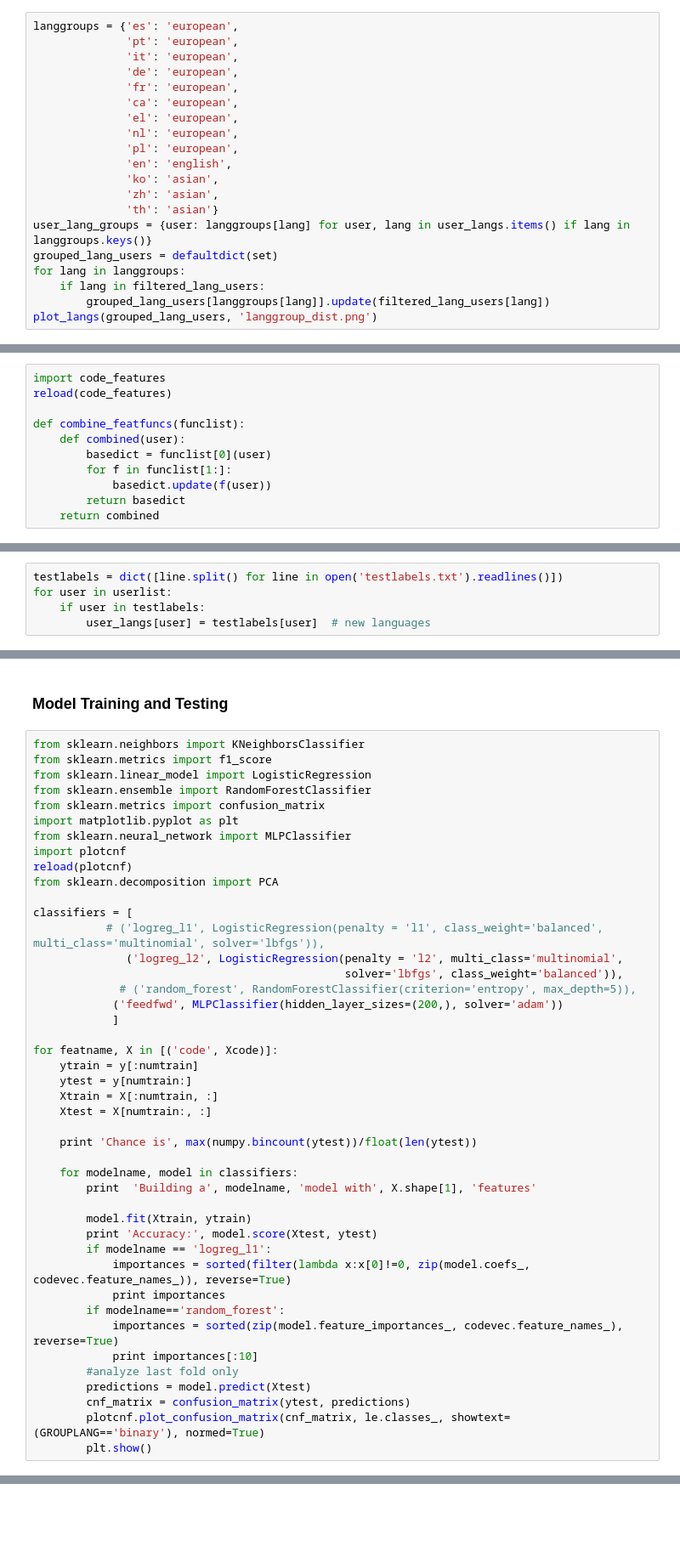
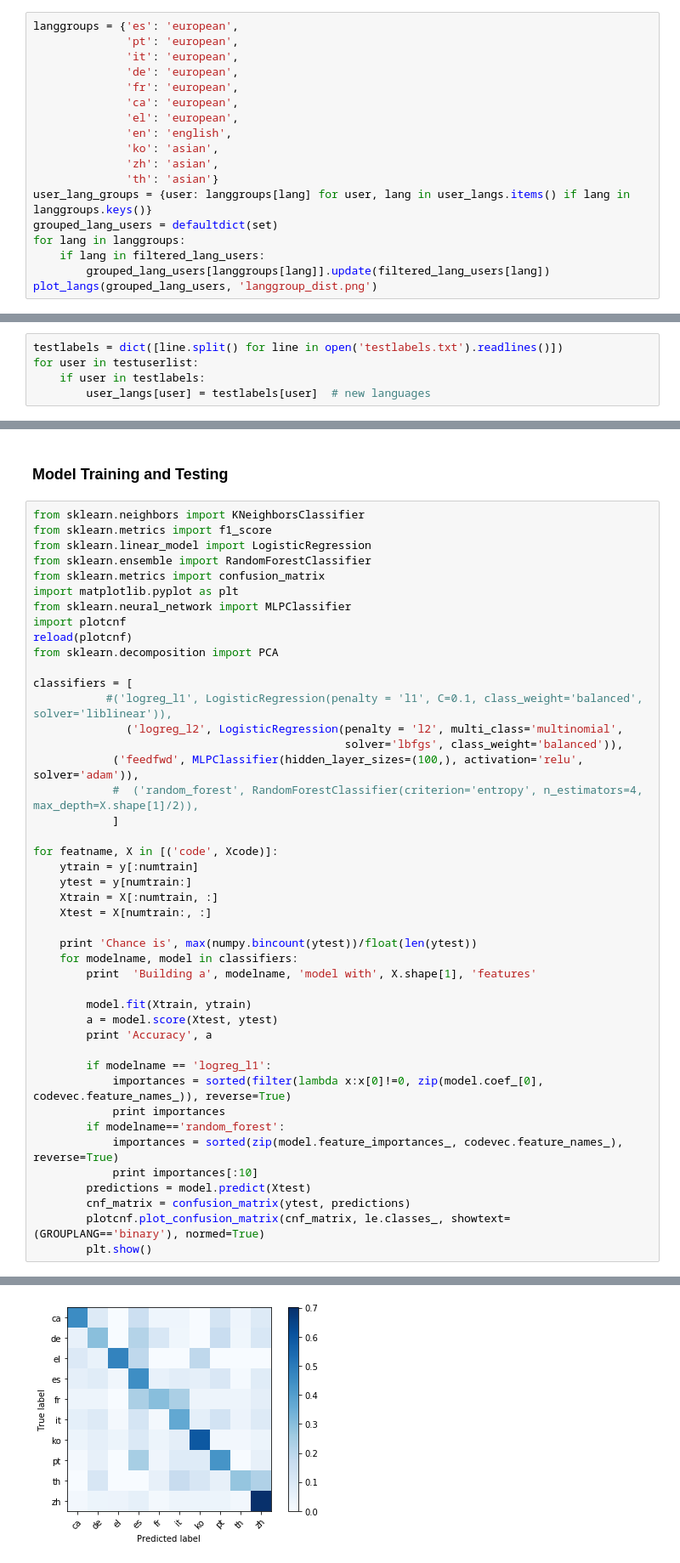
Before and after one commit to sravanareddy/appinventor, a Jupyter notebook: CodeLangClassify.ipynb, the cells around one changed output, grey strips where cells are left out. Shown at 85% size. Saved outputs shown, nothing was run; the diff lists cells and outputs as text; blank space fills up the shorter version.

```diff
--- a/CodeLangClassify.ipynb
+++ b/CodeLangClassify.ipynb
@@ -126,8 +126,6 @@ langgroups = {'es': 'european',
               'fr': 'european',
               'ca': 'european',
               'el': 'european',
-              'nl': 'european',
-              'pl': 'european',
               'en': 'english',
               'ko': 'asian',
               'zh': 'asian',
@@ -170,17 +168,6 @@ plt.show()
 [figure]
 # %% [markdown]
 ## 2. Featurize (Code)
-# %%
-import code_features
-reload(code_features)
-
-def combine_featfuncs(funclist):
-    def combined(user):
-        basedict = funclist[0](user)
-        for f in funclist[1:]:
-            basedict.update(f(user))
-        return basedict
-    return combined
 # %% [markdown]
 #### Static Train-Test Split
 # %%
@@ -189,7 +176,7 @@ trainuserlist, testuserlist = ujson.load(open('traintest.json'))
 #### Load Manual Annotations
 # %%
 testlabels = dict([line.split() for line in open('testlabels.txt').readlines()])
-for user in userlist:
+for user in testuserlist:
     if user in testlabels:
         user_langs[user] = testlabels[user]  # new languages
 # %% [markdown]
@@ -258,11 +255,11 @@ reload(plotcnf)
 from sklearn.decomposition import PCA
 
 classifiers = [
-           # ('logreg_l1', LogisticRegression(penalty = 'l1', class_weight='balanced', multi_class='multinomial', solver='lbfgs')),
+           #('logreg_l1', LogisticRegression(penalty = 'l1', C=0.1, class_weight='balanced', solver='liblinear')),
               ('logreg_l2', LogisticRegression(penalty = 'l2', multi_class='multinomial',
                                                solver='lbfgs', class_weight='balanced')),
-             # ('random_forest', RandomForestClassifier(criterion='entropy', max_depth=5)),
-            ('feedfwd', MLPClassifier(hidden_layer_sizes=(200,), solver='adam'))
+            ('feedfwd', MLPClassifier(hidden_layer_sizes=(100,), activation='relu', solver='adam')),
+            #  ('random_forest', RandomForestClassifier(criterion='entropy', n_estimators=4, max_depth=X.shape[1]/2)),
             ]
 
 for featname, X in [('code', Xcode)]:
@@ -272,19 +269,19 @@ for featname, X in [('code', Xcode)]:
     Xtest = X[numtrain:, :]
 
     print 'Chance is', max(numpy.bincount(ytest))/float(len(ytest))
-
     for modelname, model in classifiers:
         print  'Building a', modelname, 'model with', X.shape[1], 'features'
 
         model.fit(Xtrain, ytrain)
-        print 'Accuracy:', model.score(Xtest, ytest)
+        a = model.score(Xtest, ytest)
+        print 'Accuracy', a
+
         if modelname == 'logreg_l1':
-            importances = sorted(filter(lambda x:x[0]!=0, zip(model.coefs_, codevec.feature_names_)), reverse=True)
+            importances = sorted(filter(lambda x:x[0]!=0, zip(model.coef_[0], codevec.feature_names_)), reverse=True)
             print importances
         if modelname=='random_forest':
             importances = sorted(zip(model.feature_importances_, codevec.feature_names_), reverse=True)
             print importances[:10]
-        #analyze last fold only
         predictions = model.predict(Xtest)
         cnf_matrix = confusion_matrix(ytest, predictions)
         plotcnf.plot_confusion_matrix(cnf_matrix, le.classes_, showtext=(GROUPLANG=='binary'), normed=True)
@@ -294,0 +293 @@ Building a logreg_l1 model with 1414 features
+[figure, added]
```
Also changed, not shown: parts of 4 cells of this notebook, 1 other file.
